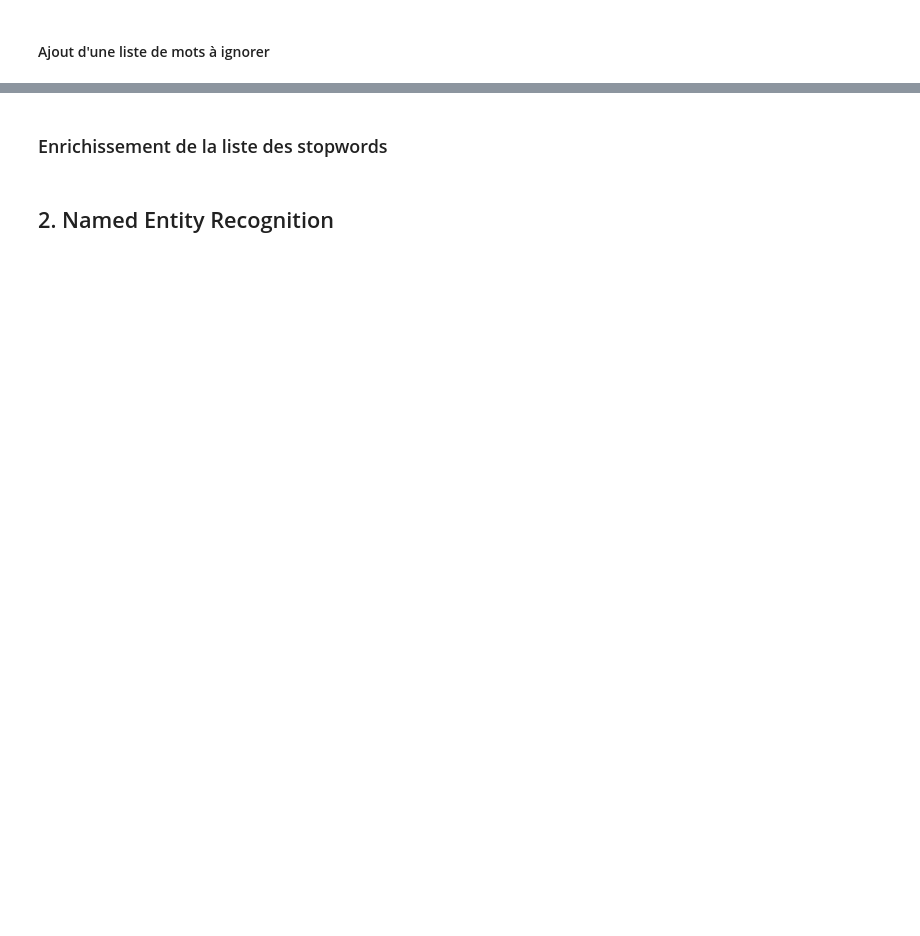
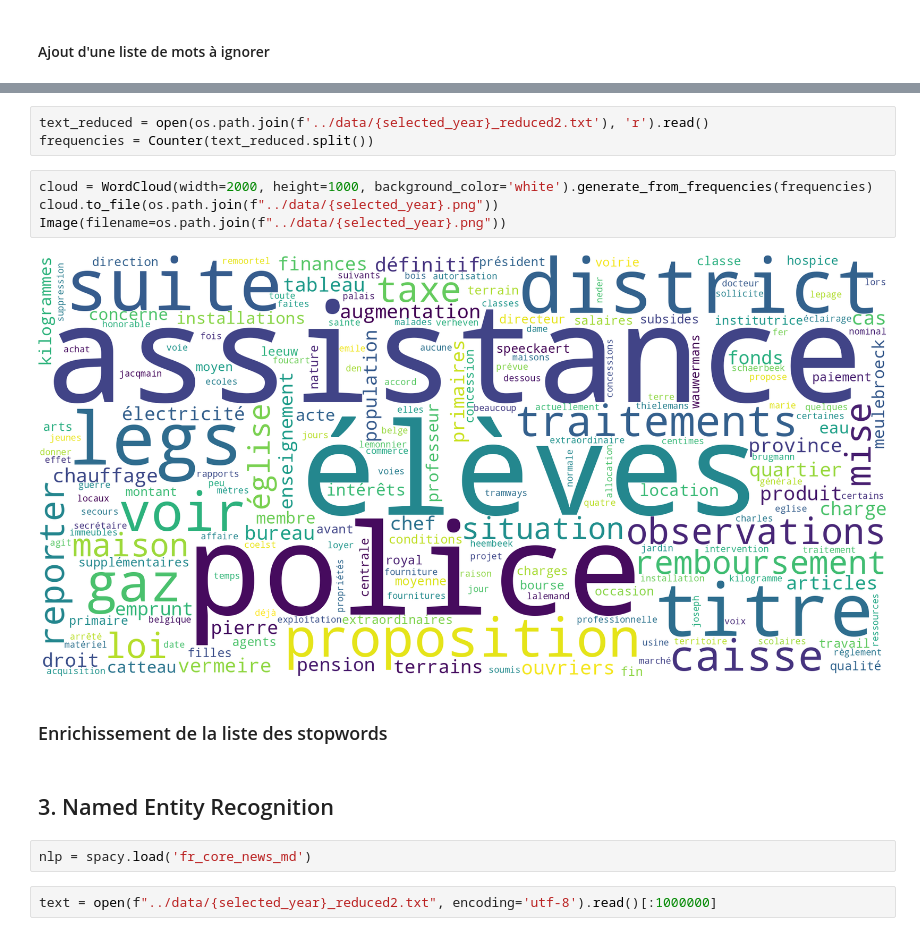
Before and after one commit to valerianebxl/tac, a Jupyter notebook: tp2/tp2.ipynb, the cells around one changed output, grey strips where cells are left out. Cells and saved outputs as stored; diff of their text form; blank space fills up the shorter version.

```diff
--- a/tp2/tp2.ipynb
+++ b/tp2/tp2.ipynb
@@ -323,4 +461,17 @@ print(sorted(sw))
+# %%
+text_reduced = open(os.path.join(f'../data/{selected_year}_reduced2.txt'), 'r').read()
+frequencies = Counter(text_reduced.split())
+# %%
+cloud = WordCloud(width=2000, height=1000, background_color='white').generate_from_frequencies(frequencies)
+cloud.to_file(os.path.join(f"../data/{selected_year}.png"))
+Image(filename=os.path.join(f"../data/{selected_year}.png"))
+# %% [output]
+[figure, added]
 # %% [markdown]
 ### Enrichissement de la liste des stopwords
 # %% [markdown]
-## 2. Named Entity Recognition
+## 3. Named Entity Recognition
+# %%
+nlp = spacy.load('fr_core_news_md')
+# %%
+text = open(f"../data/{selected_year}_reduced2.txt", encoding='utf-8').read()[:1000000]
```
Also changed, not shown: parts of 62 cells of this notebook, 1 other file.
